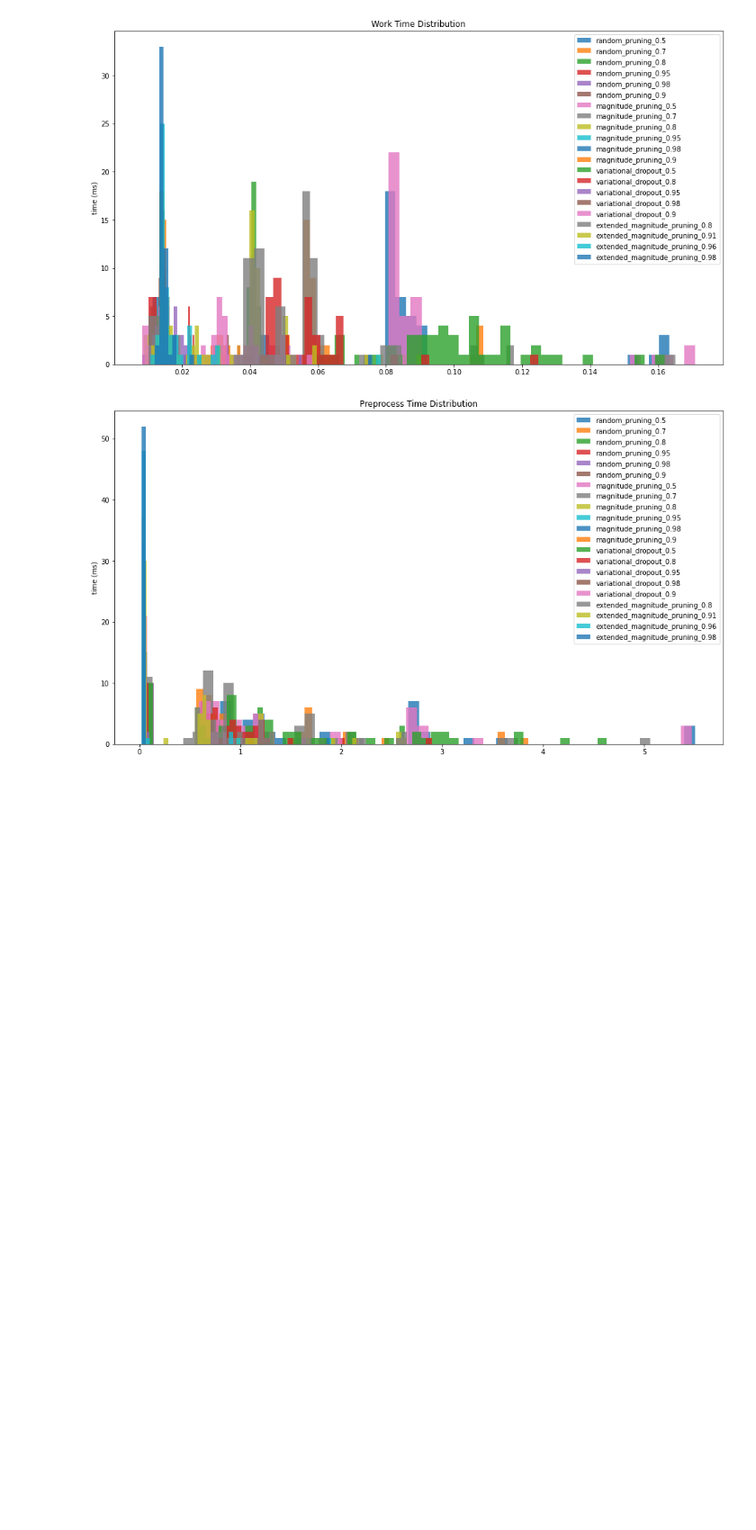
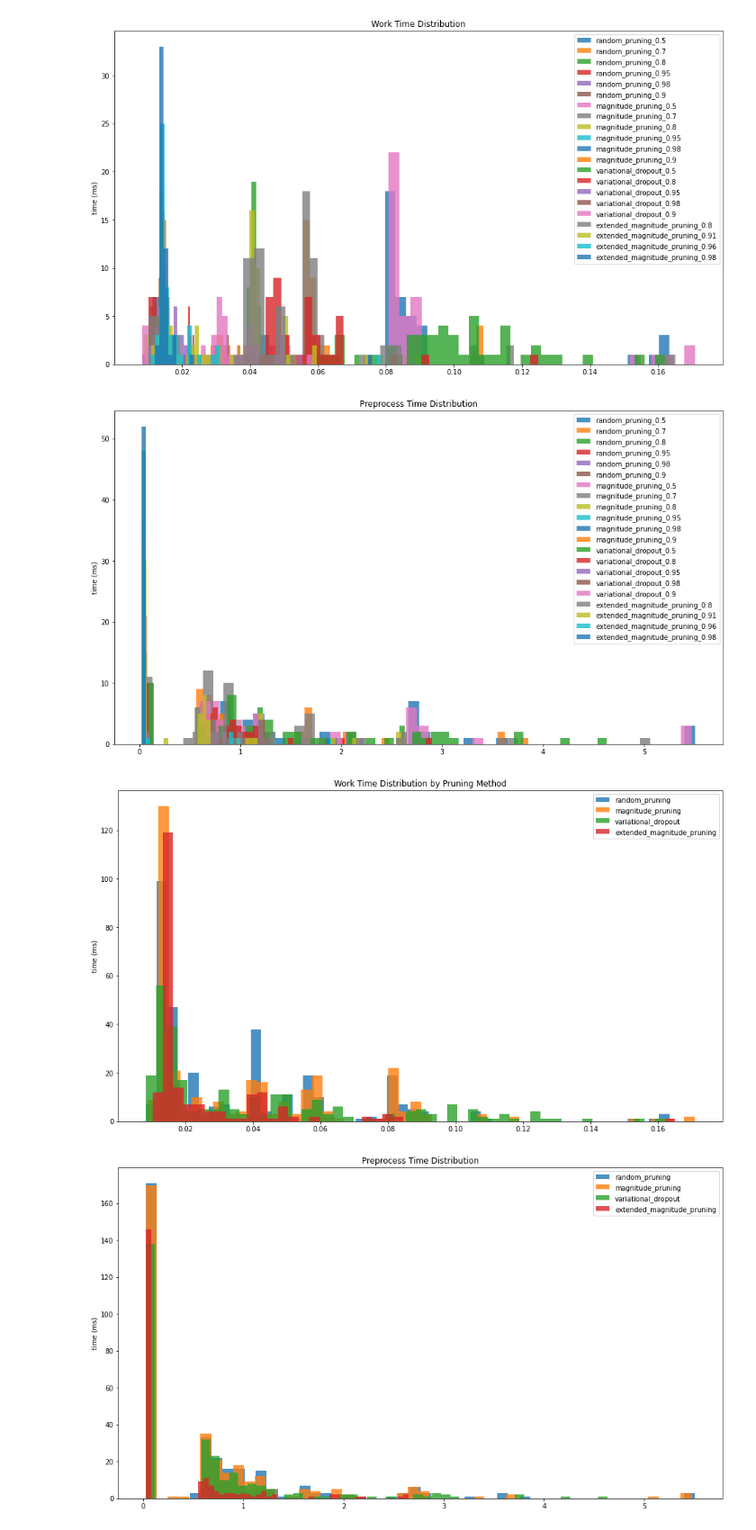
Before and after one commit to AdamAdli/cuda-benchmarks, a Jupyter notebook: aspt/measurements.ipynb, the cells around one changed output. Shown at 90% size. Saved outputs shown, nothing was run; the diff lists cells and outputs as text; code cells hidden in the pictures; blank space fills up the shorter version.

```diff
--- a/aspt/measurements.ipynb
+++ b/aspt/measurements.ipynb
@@ -124,3 +124,38 @@ plt.show()
 # %% [output]
 [figure]
 [figure]
+# %%
+preproc_time = dict()
+work_time = dict()
+
+for idx, row in df.iterrows():
+    tokens = row['filename'].split("/")
+    pruning_methods = tokens[2]
+    pruning_rate = float(tokens[3])
+    #group_name = f"{pruning_methods}_{pruning_rate}"
+    group_name = pruning_methods
+
+    if group_name not in preproc_time: preproc_time[group_name] = []
+    if group_name not in work_time: work_time[group_name] = []
+
+    preproc_time[group_name].append(row['preproc_ms'])
+    work_time[group_name].append(row['work_ms'])
+
+plt.figure(figsize=(16,9))
+plt.title("Work Time Distribution by Pruning Method")
+plt.ylabel("time (ms)")
+for group in preproc_time:
+    plt.hist(work_time[group], bins=50, label=group, alpha=0.8)
+plt.legend()
+
+plt.figure(figsize=(16,9))
+plt.title("Preprocess Time Distribution")
+plt.ylabel("time (ms)")
+for group in preproc_time:
+    plt.hist(preproc_time[group], bins=50, label=group, alpha=0.8)
+plt.legend()
+
+plt.show()
+# %% [output]
+[figure, added]
+[figure, added]
```
Also changed, not shown: parts of 1 cell of this notebook, 3 other files.
